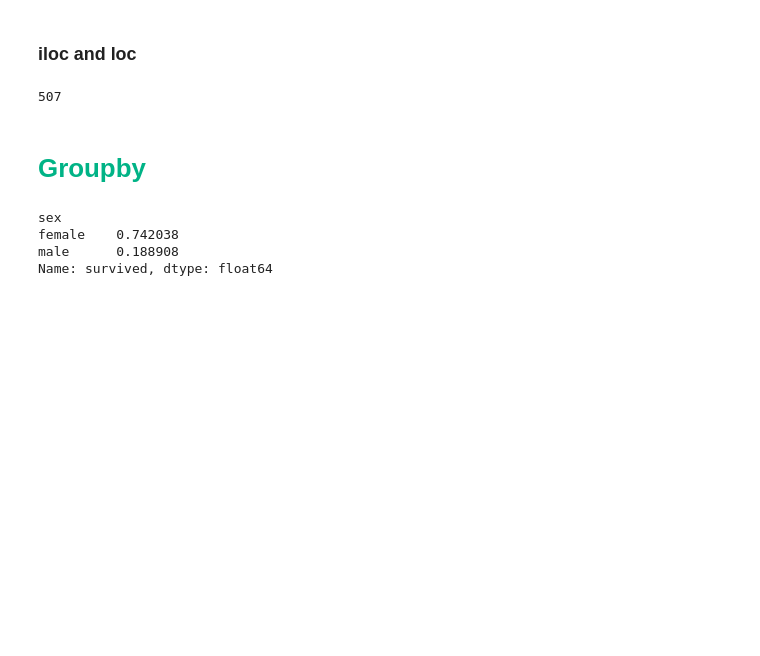
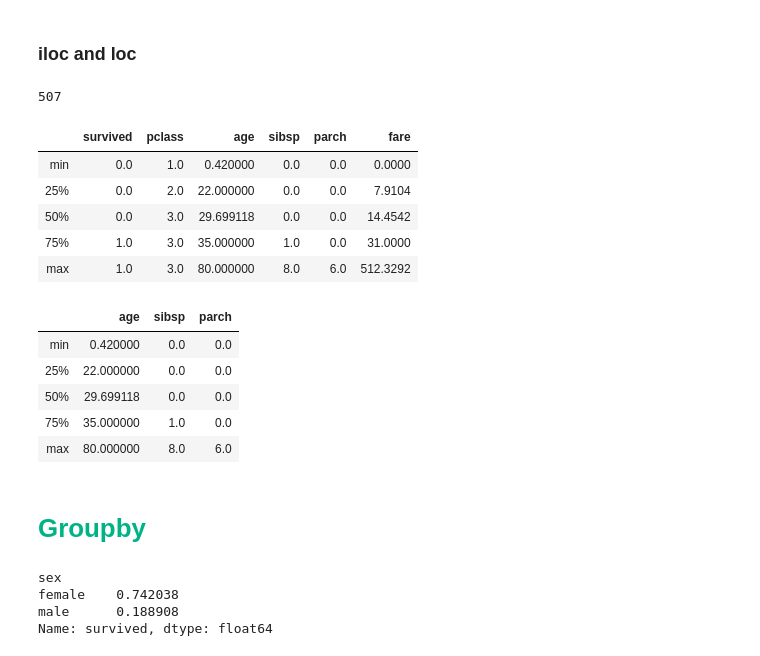
Before and after one commit to luwu29/Python-Data-Science-Tools, a Jupyter notebook: Workshop_Titanic.ipynb, the cells around one changed output. Drawn from its saved outputs; the diff is of its cells as text; code cells hidden in the pictures; blank space fills up the shorter version.

```diff
--- a/Workshop_Titanic.ipynb
+++ b/Workshop_Titanic.ipynb
@@ -111,6 +203,22 @@ titanic[['sex','age']] #pass a list inside
 titanic.loc[titanic['age']>titanic['age'].mean(), :] #selecting only rows that have above mean age
 # %% [output]
 507
+# %%
+display(titanic.describe().loc['min':'max'],
+titanic.describe().loc['min':'max', 'age':'parch'])
+# %% [output]
+|  | survived | pclass | age | sibsp | parch | fare |
+| min | 0.0 | 1.0 | 0.420000 | 0.0 | 0.0 | 0.0000 |
+| 25% | 0.0 | 2.0 | 22.000000 | 0.0 | 0.0 | 7.9104 |
+| 50% | 0.0 | 3.0 | 29.699118 | 0.0 | 0.0 | 14.4542 |
+| 75% | 1.0 | 3.0 | 35.000000 | 1.0 | 0.0 | 31.0000 |
+| max | 1.0 | 3.0 | 80.000000 | 8.0 | 6.0 | 512.3292 |
+|  | age | sibsp | parch |
+| min | 0.420000 | 0.0 | 0.0 |
+| 25% | 22.000000 | 0.0 | 0.0 |
+| 50% | 29.699118 | 0.0 | 0.0 |
+| 75% | 35.000000 | 1.0 | 0.0 |
+| max | 80.000000 | 8.0 | 6.0 |
 # %% [markdown]
 # <h1 style="color:#00b386;"> Groupby </h1>
 # %%
```
Also changed, not shown: parts of 30 cells of this notebook.
